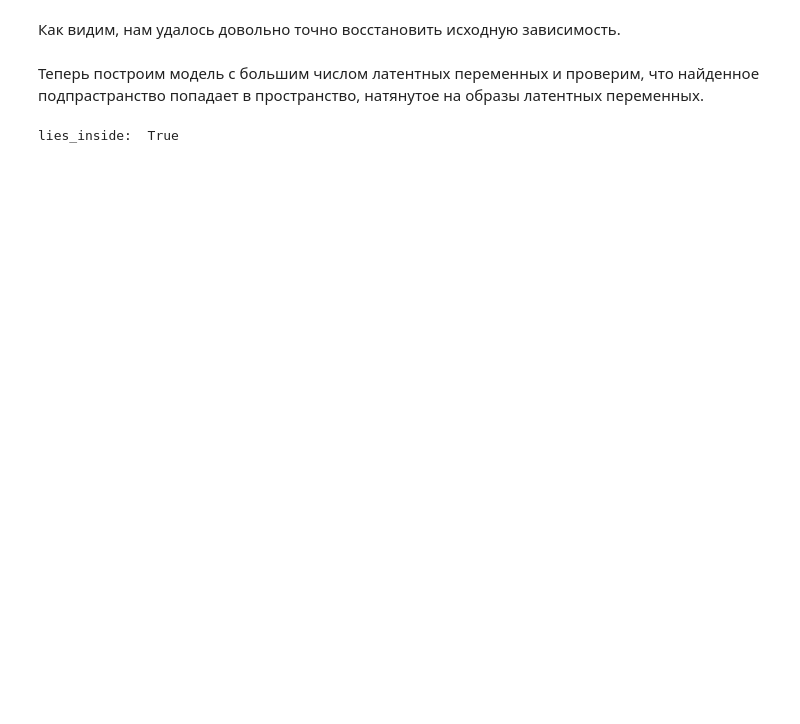
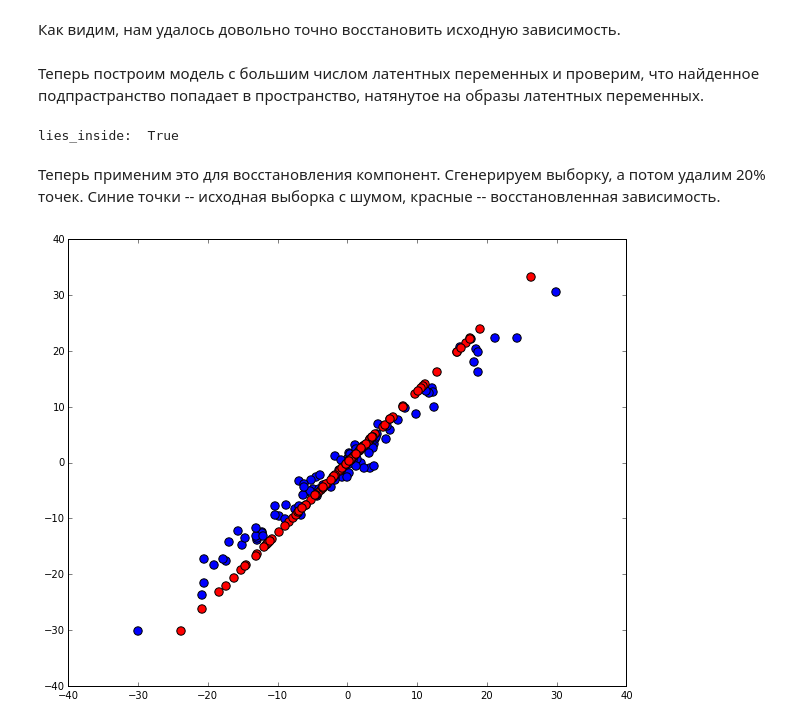
Before and after one commit to ArtsemZhuk/EMPCA, a Jupyter notebook: Examples.ipynb, the cells around one changed output. Drawn from its saved outputs; the diff is of its cells as text; code cells hidden in the pictures; blank space fills up the shorter version.

Commit message:
added missing values estimation

```diff
--- a/Examples.ipynb
+++ b/Examples.ipynb
@@ -143,3 +151,24 @@ empcam.fit(X)
 print('lies_inside: ', span_in(empcam.components_, gram_schmidt(W)))
 # %% [output]
 lies_inside:  True
+# %% [markdown]
+Теперь применим это для восстановления компонент. Сгенерируем выборку, а потом удалим 20% точек.
+Синие точки -- исходная выборка с шумом, красные -- восстановленная зависимость.
+# %%
+W = np.array([[10, 10]]).T
+X, W, T = random_model(100, 2, 1, W=W, eps=2)
+
+Xt = deepcopy(X) # original data
+
+add_missing(X, .2) # deletes 20% of points
+empcam = EMPCAM(n_components=1, n_iter=100)
+empcam.fit(X)
+
+Xf = empcam.fill_missing(X)
+
+plt.figure(figsize=(10, 8))
+plt.scatter(Xt[:, 0], Xt[:, 1], c='b', cmap='summer', s=70)
+plt.scatter(Xf[:, 0], Xf[:, 1], c='r', cmap='summer', s=70)
+plt.show()
+# %% [output]
+[figure, added]
```
Also changed, not shown: parts of 9 cells of this notebook, 3 other files.
